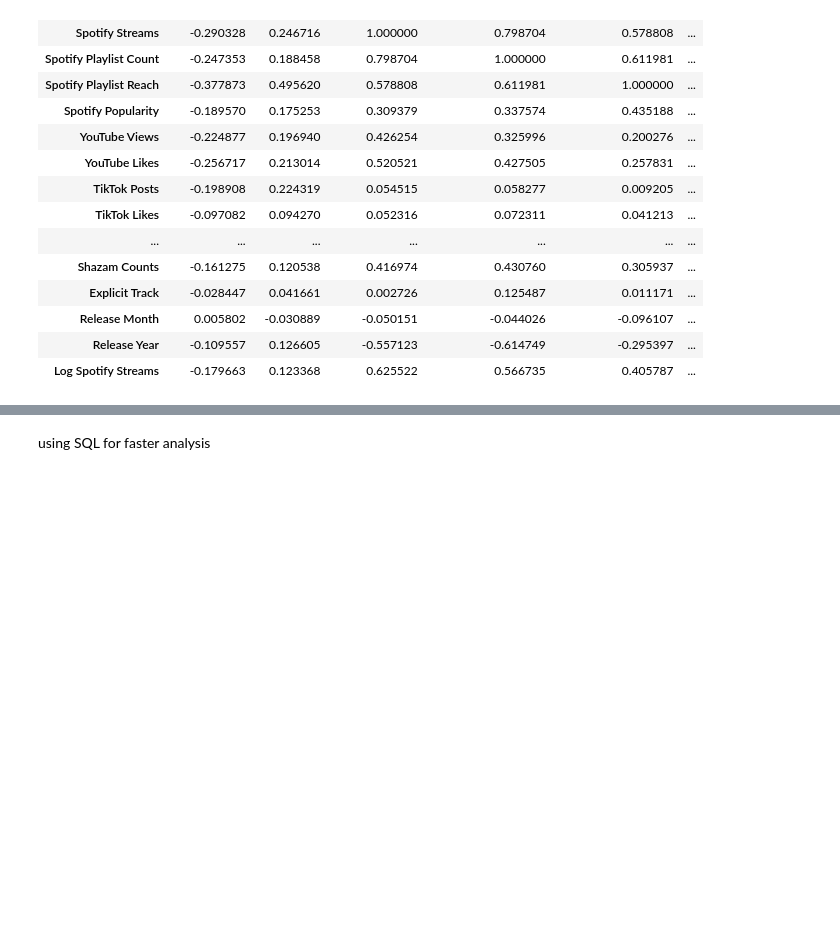
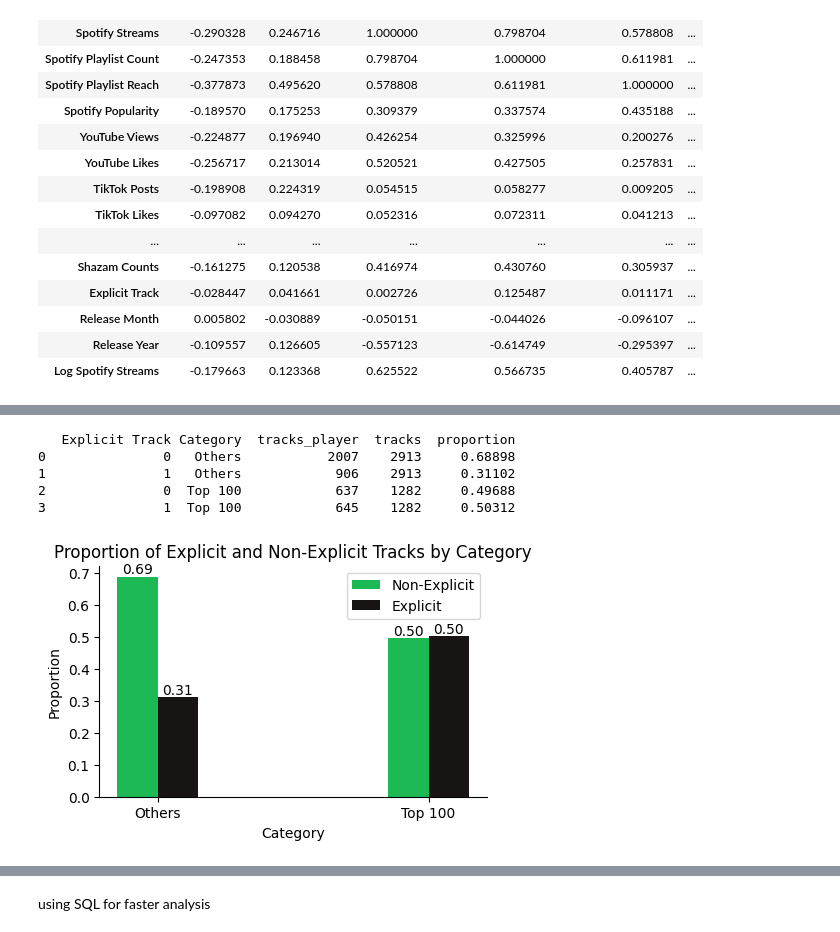
Before and after one commit to suchethsikha/Spotify_2024_EDA, a Jupyter notebook: Group_spotify.ipynb, the cells around one changed output, grey strips where cells are left out. Cells and saved outputs as stored; diff of their text form; code cells hidden in the pictures; blank space fills up the shorter version.

```diff
--- a/Group_spotify.ipynb
+++ b/Group_spotify.ipynb
@@ -253,3 +204,7 @@ plt.show()
+# %%
+spotify_filtered_year_artist= spotify.loc[(spotify['Category']=='Top 100') & (spotify['Release Year']>2014)]
+spotify_filtered_artist= spotify.loc[(spotify['Category']=='Top 100')]
+spotify_filtered_year= spotify.loc[(spotify['Release Year']>2014)]
 # %%
 corr = spotify.corr(numeric_only=True)
 corr.style.background_gradient(cmap='Greens_r')
@@ -311,0 +278,71 @@ print(spotify[['Artist', 'Track Score', 'Category']].head(10))
+# %%
+# pop_test=sqldf('''select  [Explicit Track],Category,  count(distinct Track) as tracks_player  from spotify_2015 group by  [Explicit Track], Category  ''', env= None )
+# df=sqldf('''select  a.[Explicit Track],a.Category,a.tracks_player,tracks_player*1.0/tracks as proportion  from pop_test a left join (select Category, sum(tracks_player) as tracks from pop_test group by Category) b on a.Category=b.Category ''', env= None )
+# # sqldf('''select Category, sum(tracks_player) as tracks from pop_test group by Category''',env=None)
+# df
+
+""" Pandas equivalent"""
+
+
+
+# Group by 'Explicit Track' and 'Category' to count distinct tracks
+pop_test = spotify_filtered_year.groupby(['Explicit Track', 'Category']).agg(
+    tracks_player=('Track', 'nunique')
+).reset_index()
+
+# Calculate the total tracks per category
+total_tracks_per_category = pop_test.groupby('Category').agg(
+    tracks=('tracks_player', 'sum')
+).reset_index()
+
+# Merge the results and calculate the proportions
+df = pop_test.merge(total_tracks_per_category, on='Category')
+df['proportion'] = df['tracks_player'] / df['tracks']
+
+# Display the final DataFrame
+print(df)
+# %% [output]
+   Explicit Track Category  tracks_player  tracks  proportion
+0               0   Others           2007    2913     0.68898
+1               1   Others            906    2913     0.31102
+2               0  Top 100            637    1282     0.49688
+3               1  Top 100            645    1282     0.50312
+# %%
+fig, ax = plt.subplots(figsize=(5, 3))
+bar_width = 0.15
+
+index = np.arange(len(df['Category'].unique()))
+non_explicit = df[df['Explicit Track'] == 0]
+explicit = df[df['Explicit Track'] == 1]
+
+bars1 = ax.bar(index - bar_width/2, non_explicit['proportion'], bar_width, label='Non-Explicit', color='#1db954')
+bars2 = ax.bar(index + bar_width/2, explicit['proportion'], bar_width, label='Explicit', color='#191414')
+
+# Add labels, title, and legend
+ax.set_xlabel('Category')
+ax.set_ylabel('Proportion')
+ax.set_title('Proportion of Explicit and Non-Explicit Tracks by Category')
+ax.set_xticks(index)
+ax.set_xticklabels(df['Category'].unique())
+ax.legend()
+
+# Add data labels
+def add_labels(bars):
+    for bar in bars:
+        height = bar.get_height()
+        ax.annotate(f'{height:.2f}',
+                    xy=(bar.get_x() + bar.get_width() / 2, height),
+                    xytext=(0,0),  # 3 points vertical offset
+                    textcoords='offset points',
+                    ha='center', va='bottom')
+
+add_labels(bars1)
+add_labels(bars2)
+ax.spines['top'].set_visible(False)
+ax.spines['right'].set_visible(False)
+# fig.patch.set_facecolor('#555555')  # Background color for the figure
+# ax.set_facecolor('#555555')
+
+plt.show()
+# %% [output]
+[figure, added]
```
Also changed, not shown: parts of 13 cells of this notebook.
